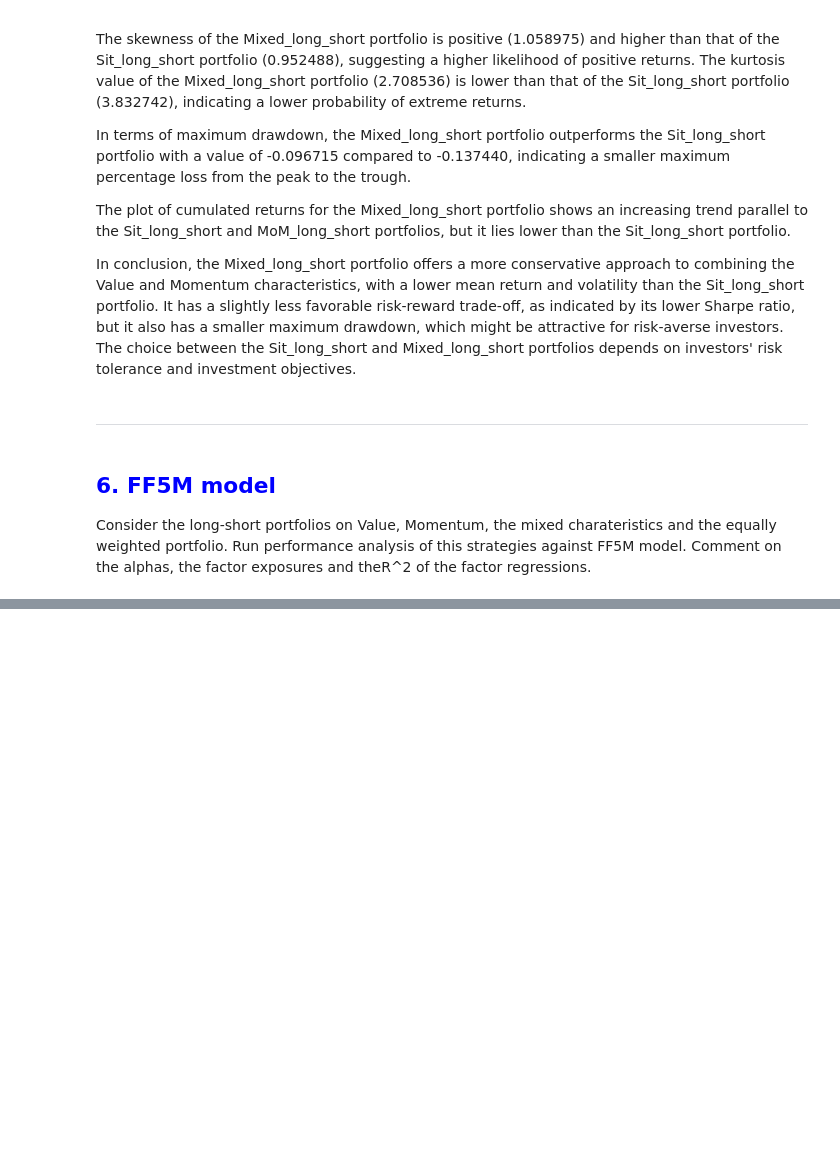
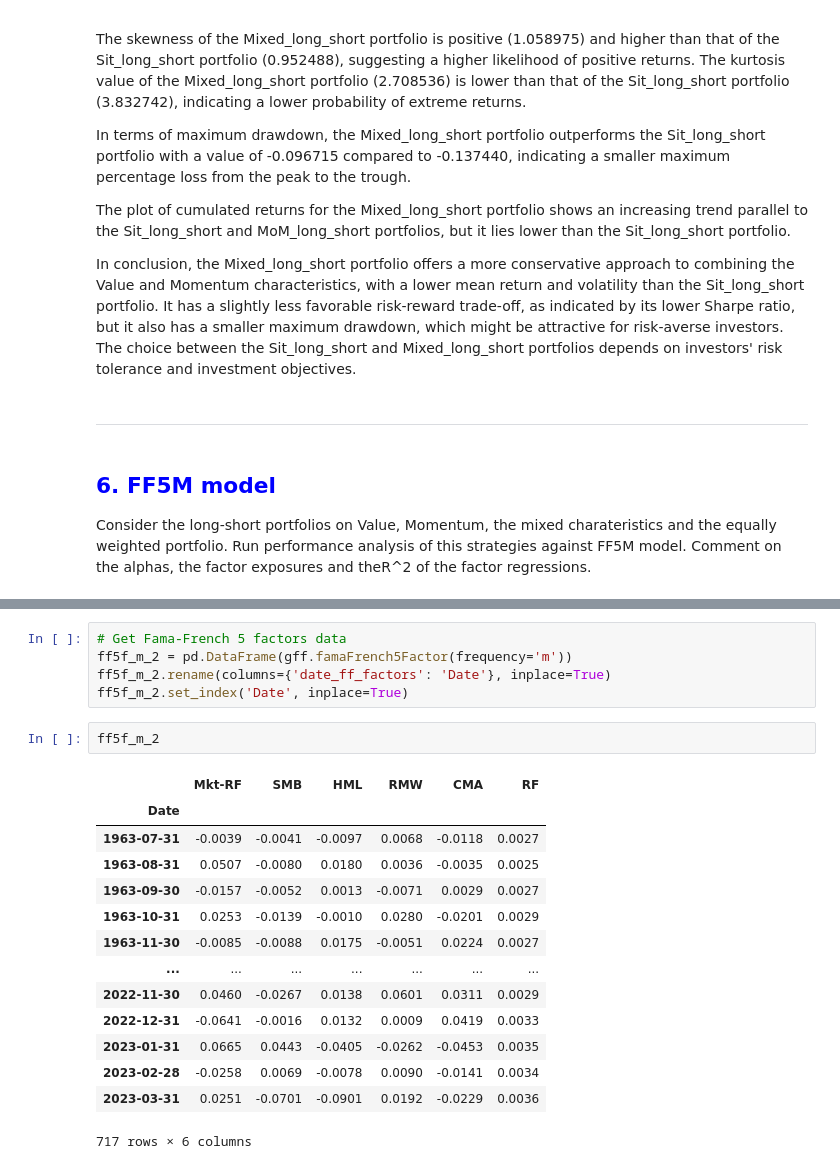
Before and after one commit to InesDew/NOVA-Asset-Management, a Jupyter notebook: Solution.ipynb, the cells around one changed output, grey strips where cells are left out. Saved outputs shown, nothing was run; the diff lists cells and outputs as text; blank space fills up the shorter version.

```diff
--- a/Solution.ipynb
+++ b/Solution.ipynb
@@ -533,0 +551,22 @@ Consider the long-short portfolios on Value, Momentum, the mixed charateristics
+# %%
+# Get Fama-French 5 factors data
+ff5f_m_2 = pd.DataFrame(gff.famaFrench5Factor(frequency='m'))
+ff5f_m_2.rename(columns={'date_ff_factors': 'Date'}, inplace=True)
+ff5f_m_2.set_index('Date', inplace=True)
+# %%
+ff5f_m_2
+# %% [output]
+|  | Mkt-RF | SMB | HML | RMW | CMA | RF |
+| Date |  |  |  |  |  |  |
+| 1963-07-31 | -0.0039 | -0.0041 | -0.0097 | 0.0068 | -0.0118 | 0.0027 |
+| 1963-08-31 | 0.0507 | -0.0080 | 0.0180 | 0.0036 | -0.0035 | 0.0025 |
+| 1963-09-30 | -0.0157 | -0.0052 | 0.0013 | -0.0071 | 0.0029 | 0.0027 |
+| 1963-10-31 | 0.0253 | -0.0139 | -0.0010 | 0.0280 | -0.0201 | 0.0029 |
+| 1963-11-30 | -0.0085 | -0.0088 | 0.0175 | -0.0051 | 0.0224 | 0.0027 |
+| ... | ... | ... | ... | ... | ... | ... |
+| 2022-11-30 | 0.0460 | -0.0267 | 0.0138 | 0.0601 | 0.0311 | 0.0029 |
+| 2022-12-31 | -0.0641 | -0.0016 | 0.0132 | 0.0009 | 0.0419 | 0.0033 |
+| 2023-01-31 | 0.0665 | 0.0443 | -0.0405 | -0.0262 | -0.0453 | 0.0035 |
+| 2023-02-28 | -0.0258 | 0.0069 | -0.0078 | 0.0090 | -0.0141 | 0.0034 |
+| 2023-03-31 | 0.0251 | -0.0701 | -0.0901 | 0.0192 | -0.0229 | 0.0036 |
+717 rows × 6 columns
```
Also changed, not shown: parts of 6 cells of this notebook, 1 other file.
